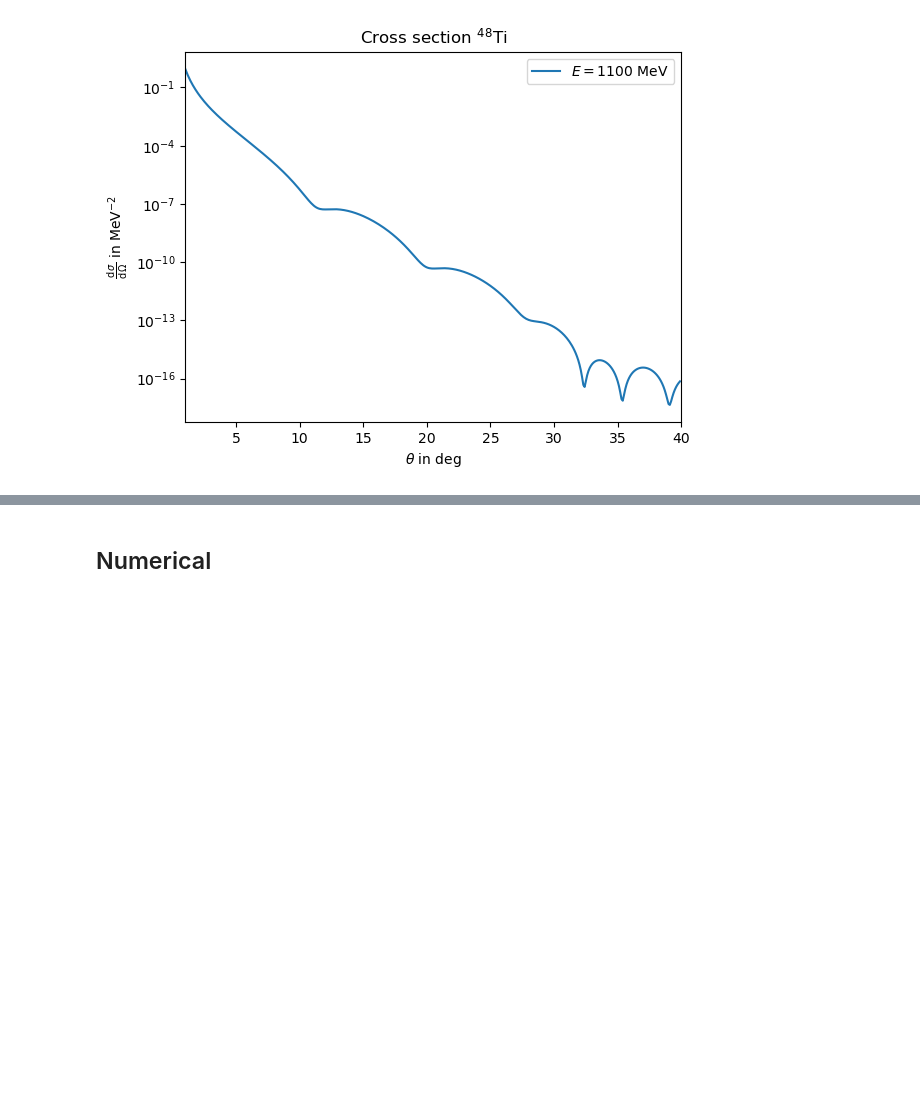
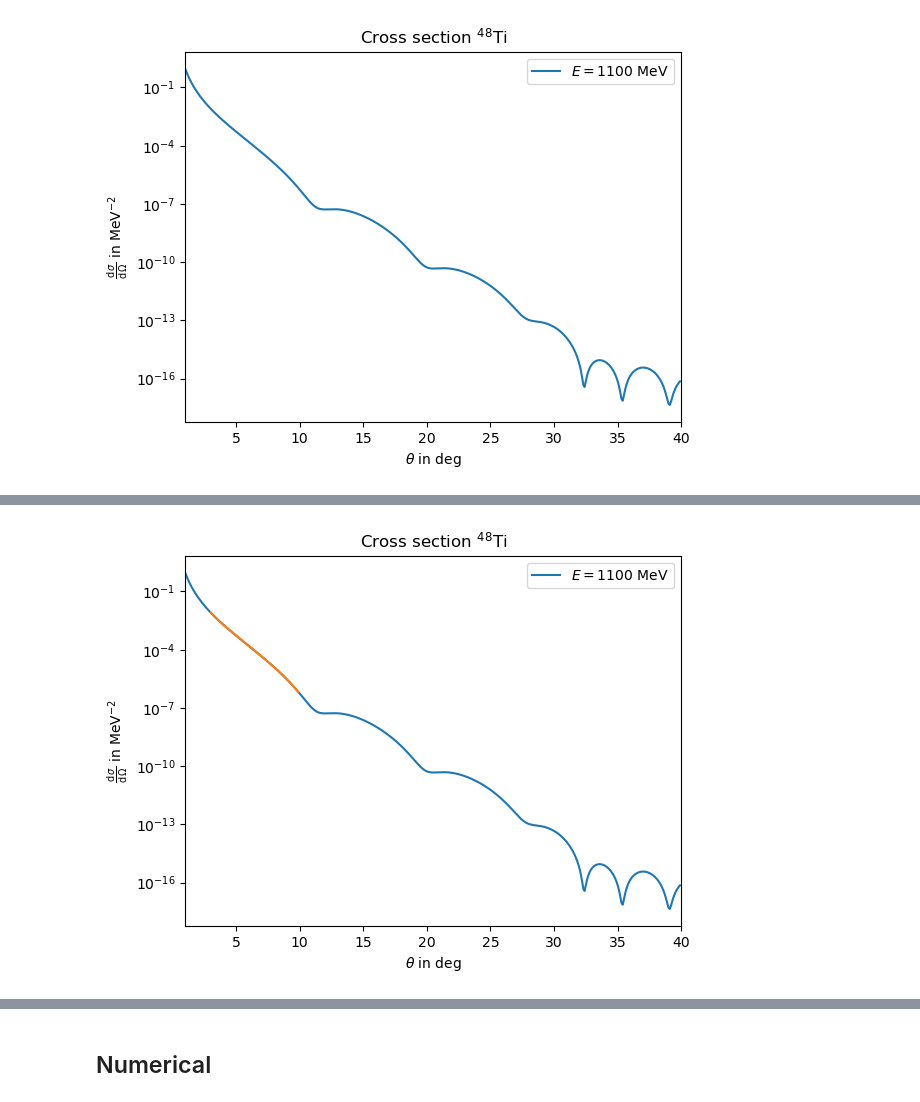
Before and after one commit to Partynumbers42/phasr, a Jupyter notebook: Example.ipynb, the cells around one changed output, grey strips where cells are left out. Cells and saved outputs as stored; diff of their text form; code cells hidden in the pictures; blank space fills up the shorter version.

```diff
--- a/Example.ipynb
+++ b/Example.ipynb
@@ -480,15 +495,17 @@ time: 20.371234893798828 diff: 3.8049965788201764e-14
 # %%
-args_PVES_opt = {'method': 'DOP853', 'N_partial_waves': 150, 'atol': 1e-10, 'rtol': 1e-12, 'energy_norm': 0.1973269804, 'phase_difference_limit': 1e-11}
+args_PVES_opt = {'method': 'DOP853', 'N_partial_waves': 250, 'atol': 1e-10, 'rtol': 1e-12, 'energy_norm': 0.1973269804, 'phase_difference_limit': 1e-11}
 # %%
 energy=1100
 theta=np.arange(1,40,1e-1)
-cross=phr.crosssection_lepton_nucleus_scattering(energy,theta0*pi/180,nucleus_48Ti,**args_PVES_opt)
+cross=phr.crosssection_lepton_nucleus_scattering(energy,theta*pi/180,nucleus_48Ti,**args_PVES_opt)
 plt.plot(theta,cross,label=r'$E=1100~$MeV')
 plt.plot(theta[np.logical_and(3<=theta,theta<=10)],cross[np.logical_and(3<=theta,theta<=10)])
 plt.yscale('log')
 plt.title(r"Cross section $^{48}$Ti")
 plt.xlabel(r"$\theta$ in deg")
 plt.ylabel(r"$\frac{\operatorname{d}\sigma}{\operatorname{d}\Omega}$ in MeV$^{-2}$")
 plt.legend()
 plt.xlim(1,40)
 plt.show()
+# %% [output]
+[figure, added]
```
Also changed, not shown: parts of 12 cells of this notebook.
